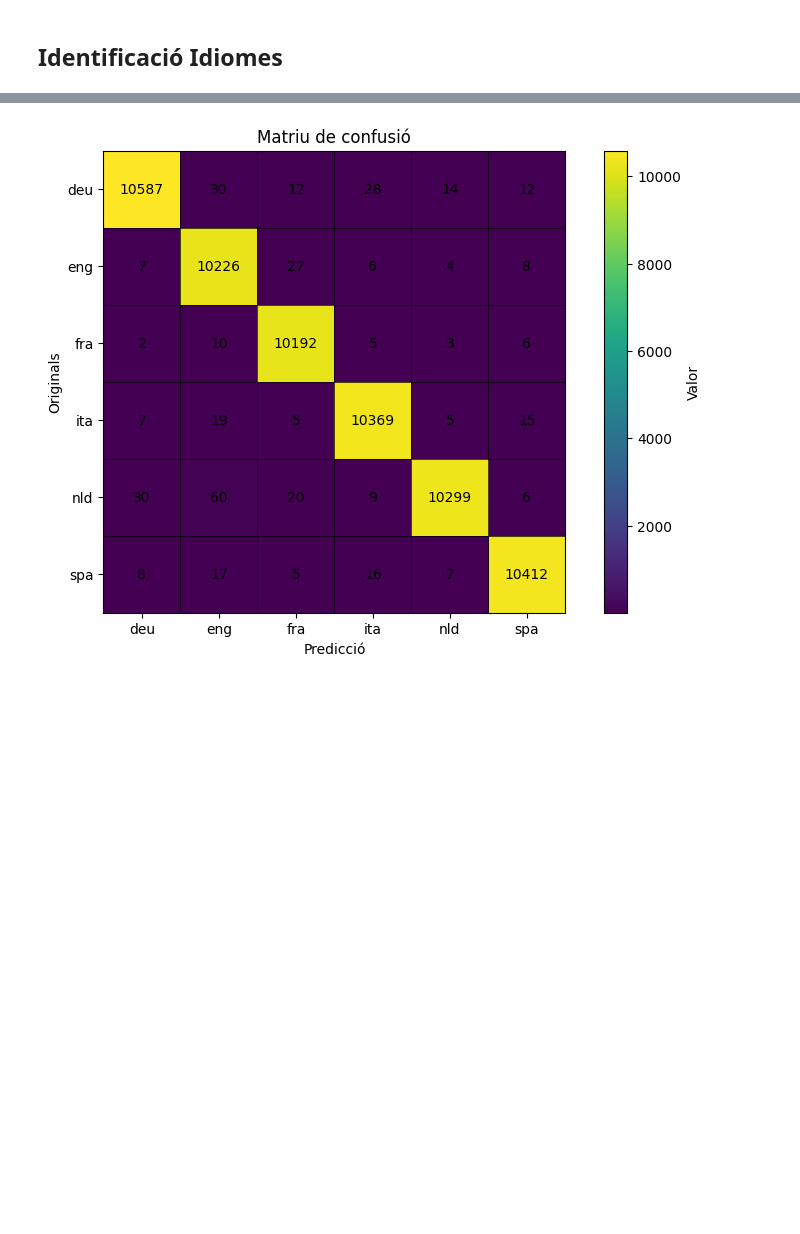
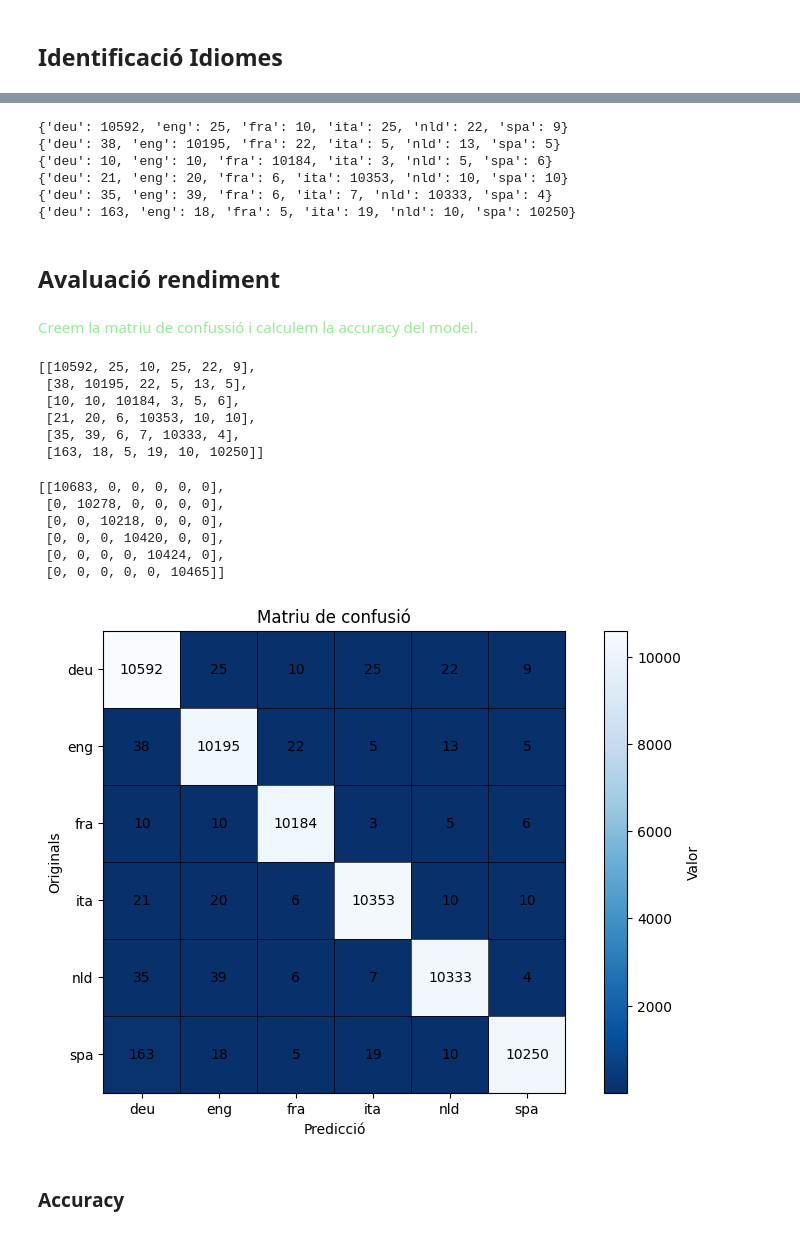
Before and after one commit to mikirop22/Identificacio_idioma, a Jupyter notebook: Identificacio_Idiomes.ipynb, the cells around one changed output, grey strips where cells are left out. Drawn from its saved outputs; the diff is of its cells as text; code cells hidden in the pictures; blank space fills up the shorter version.

Commit message:
Modificacions evaluacio model i comentaris

```diff
--- a/Identificacio_Idiomes.ipynb
+++ b/Identificacio_Idiomes.ipynb
@@ -3,7 +3,7 @@
 # %% [markdown]
 Carregar totes les dades
 # %%
-"""with open('C:/Users/Usuario/OneDrive/Escritorio/UPC/4rt Quadrimestre/PLH/Pràctica1/langId/deu_trn.txt', 'r', encoding='utf-8') as f:
+with open('C:/Users/Usuario/OneDrive/Escritorio/UPC/4rt Quadrimestre/PLH/Pràctica1/langId/deu_trn.txt', 'r', encoding='utf-8') as f:
     deu_trn = f.read()
 
 with open('C:/Users/Usuario/OneDrive/Escritorio/UPC/4rt Quadrimestre/PLH/Pràctica1/langId/deu_tst.txt', 'r', encoding='utf-8') as f:
@@ -37,9 +37,9 @@ with open('C:/Users/Usuario/OneDrive/Escritorio/UPC/4rt Quadrimestre/PLH/Pràcti
     spa_trn = f.read()
 
 with open('C:/Users/Usuario/OneDrive/Escritorio/UPC/4rt Quadrimestre/PLH/Pràctica1/langId/spa_tst.txt', 'r', encoding='utf-8') as f:
-    spa_tst = f.read()"""
+    spa_tst = f.read()
 
-with open('C:/Users/USER/Desktop/UPC/quartquatri/PLH/practica1/deu_trn.txt', 'r', encoding='utf-8') as f:
+"""with open('C:/Users/USER/Desktop/UPC/quartquatri/PLH/practica1/deu_trn.txt', 'r', encoding='utf-8') as f:
     deu_trn = f.read()
 
 with open('C:/Users/USER/Desktop/UPC/quartquatri/PLH/practica1/deu_tst.txt', 'r', encoding='utf-8') as f:
@@ -73,4 +73,4 @@ with open('C:/Users/USER/Desktop/UPC/quartquatri/PLH/practica1/spa_trn.txt', 'r'
     spa_trn = f.read()
 
 with open('C:/Users/USER/Desktop/UPC/quartquatri/PLH/practica1/spa_tst.txt', 'r', encoding='utf-8') as f:
-    spa_tst = f.read()
+    spa_tst = f.read()"""
@@ -352,6 +303,9 @@ print(Nt_deu)
 import math
 
 def lid(ct,N,B):
+    """
+    Funció que calcula el logaritme de la probabilitat del trigrama amb la tècnica 'LID'
+    """
 
     i = math.log((ct+y)/(N + y*B))
 
@@ -496,38 +378,78 @@ for fila in matriu_confusio:
+# %%
+# identificació idioma
+texts = [text_processat_deu_tst, text_processat_eng_tst, text_processat_fra_tst, text_processat_ita_tst, text_processat_nld_tst, text_processat_spa_tst]
+
+matriu_resultat = []
+for lang, text in zip(idiomes, texts):
+    matriz_lang = model_LID(text, lang)
+    print(matriz_lang)
+    matriu_resultat.append([matriz_lang[idioma] for idioma in matriz_lang])
+# %% [output]
+{'deu': 10592, 'eng': 25, 'fra': 10, 'ita': 25, 'nld': 22, 'spa': 9}
+{'deu': 38, 'eng': 10195, 'fra': 22, 'ita': 5, 'nld': 13, 'spa': 5}
+{'deu': 10, 'eng': 10, 'fra': 10184, 'ita': 3, 'nld': 5, 'spa': 6}
+{'deu': 21, 'eng': 20, 'fra': 6, 'ita': 10353, 'nld': 10, 'spa': 10}
+{'deu': 35, 'eng': 39, 'fra': 6, 'ita': 7, 'nld': 10333, 'spa': 4}
+{'deu': 163, 'eng': 18, 'fra': 5, 'ita': 19, 'nld': 10, 'spa': 10250}
+# %% [markdown]
+## Avaluació rendiment
+# %% [markdown]
+<span style="color:lightgreen"> Creem la matriu de confussió i calculem la accuracy del model. </span>
+# %%
+matriu_resultat
+# %% [output]
+[[10592, 25, 10, 25, 22, 9],
+ [38, 10195, 22, 5, 13, 5],
+ [10, 10, 10184, 3, 5, 6],
+ [21, 20, 6, 10353, 10, 10],
+ [35, 39, 6, 7, 10333, 4],
+ [163, 18, 5, 19, 10, 10250]]
+# %%
+true_values
+# %% [output]
+[[10683, 0, 0, 0, 0, 0],
+ [0, 10278, 0, 0, 0, 0],
+ [0, 0, 10218, 0, 0, 0],
+ [0, 0, 0, 10420, 0, 0],
+ [0, 0, 0, 0, 10424, 0],
+ [0, 0, 0, 0, 0, 10465]]
 # %%
 import matplotlib.pyplot as plt
 import numpy as np
 
-matriz = np.array(matriu_confusio)
+matriz = np.array(matriu_resultat)
 
 # Crear el gráfico de matriz
 plt.figure(figsize=(10, 6))
 
 # Dibujar la matriz como una imagen
-plt.imshow(matriz, cmap='viridis', interpolation='nearest')
+plt.imshow(matriz, cmap='Blues_r', interpolation='nearest')
 
 # Agregar líneas entre los cuadrados
 for i in range(matriz.shape[0] + 1):
     plt.axhline(i - 0.5, color='black', linewidth=0.5)
 
 for j in range(matriz.shape[1] + 1):
     plt.axvline(j - 0.5, color='black', linewidth=0.5)
 
 # Agregar etiquetas con los números de la matriz
 idiomas = ['deu', 'eng', 'fra', 'ita', 'nld', 'spa']
 for i in range(matriz.shape[0]):
     for j in range(matriz.shape[1]):
         plt.text(j, i, str(matriz[i, j]), ha='center', va='center', color='black')
 
 # Ajustar la apariencia del gráfico
 plt.colorbar(label='Valor')
 plt.title('Matriu de confusió')
 plt.xlabel('Predicció')
 plt.ylabel('Originals')
 
 # Añadir las etiquetas de idiomas para las filas y columnas
-plt.xticks(range(len(idiomas)), idiomas)
-plt.yticks(range(len(idiomas)), idiomas)
+plt.xticks(range(len(idiomes)), idiomes)
+plt.yticks(range(len(idiomes)), idiomes)
 
 plt.show()
 # %% [output]
-[figure, old version]
+[figure, new version]
+# %% [markdown]
+### Accuracy
```
Also changed, not shown: parts of 26 cells of this notebook.
